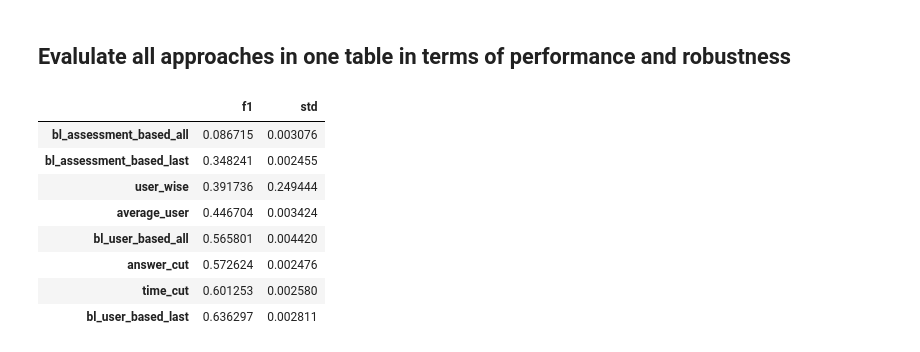
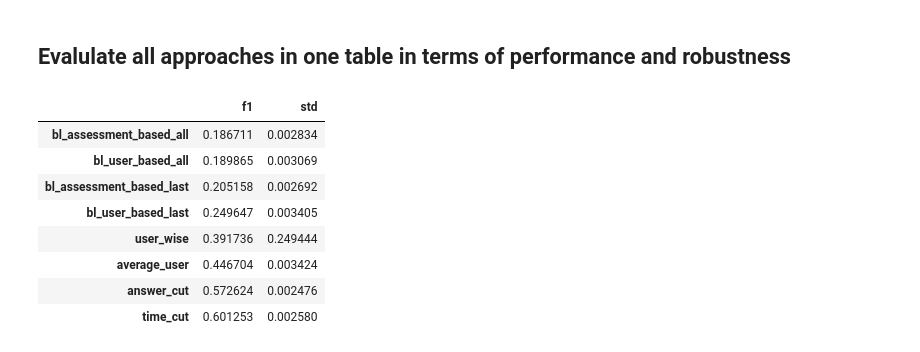
Before and after one commit to joa24jm/UsAs, a Jupyter notebook: src/d02_ml_pipelines/tyt.ipynb, the cells around one changed output. Saved outputs shown, nothing was run; the diff lists cells and outputs as text; code cells hidden in the pictures.

```diff
--- a/src/d02_ml_pipelines/tyt.ipynb
+++ b/src/d02_ml_pipelines/tyt.ipynb
@@ -380,14 +380,15 @@ std within train for per user: 0.3179684009903397
 ## Evalulate all approaches in one table in terms of performance and robustness
 # %%
 res_df = pd.DataFrame.from_dict(results_dic, orient="index").sort_values(by='f1')
+res_df.to_csv('../../results/tables/approaches/tyt.csv', index_label='approach')
 res_df
 # %% [output]
 |  | f1 | std |
-| bl_assessment_based_all | 0.086715 | 0.003076 |
-| bl_assessment_based_last | 0.348241 | 0.002455 |
+| bl_assessment_based_all | 0.186711 | 0.002834 |
+| bl_user_based_all | 0.189865 | 0.003069 |
+| bl_assessment_based_last | 0.205158 | 0.002692 |
+| bl_user_based_last | 0.249647 | 0.003405 |
 | user_wise | 0.391736 | 0.249444 |
 | average_user | 0.446704 | 0.003424 |
-| bl_user_based_all | 0.565801 | 0.004420 |
 | answer_cut | 0.572624 | 0.002476 |
 | time_cut | 0.601253 | 0.002580 |
-| bl_user_based_last | 0.636297 | 0.002811 |
```
Also changed, not shown: parts of 5 cells of this notebook, 5 other files.
